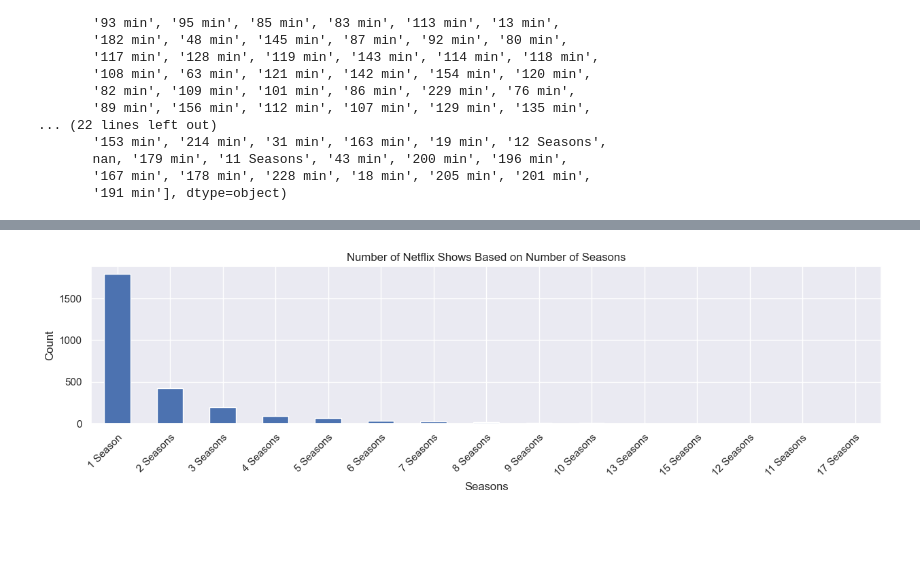
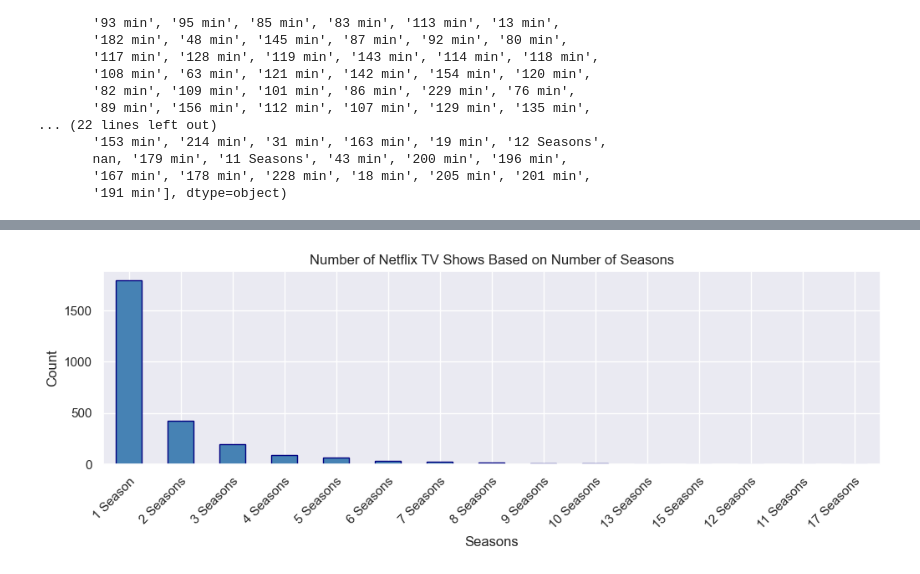
Before and after one commit to DaniloGrujic/netflix-data, a Jupyter notebook: EDA_netflix.ipynb, the cells around one changed output, grey strips where cells are left out. Cells and saved outputs as stored; diff of their text form; code cells hidden in the pictures; blank space fills up the shorter version.

```diff
--- a/EDA_netflix.ipynb
+++ b/EDA_netflix.ipynb
@@ -104,11 +117,11 @@ duration = duration.astype(str)
 tv_shows = duration[duration.str.contains('Season')]
 movies = duration[duration.str.contains('min')]
 # %%
-tv_shows.value_counts().plot(kind='bar', figsize=(15, 3))
-plt.title('Number of Netflix Shows Based on Number of Seasons')
+tv_shows.value_counts().plot(kind='bar', figsize=(12, 3), color='steelblue', edgecolor='navy')
+plt.title('Number of Netflix TV Shows Based on Number of Seasons')
 plt.xlabel('Seasons')
 plt.ylabel('Count')
 plt.xticks(ha='right', rotation=45, rotation_mode="anchor")
 plt.show()
 # %% [output]
-[figure, old version]
+[figure, new version]
```
Also changed, not shown: parts of 7 cells of this notebook.
